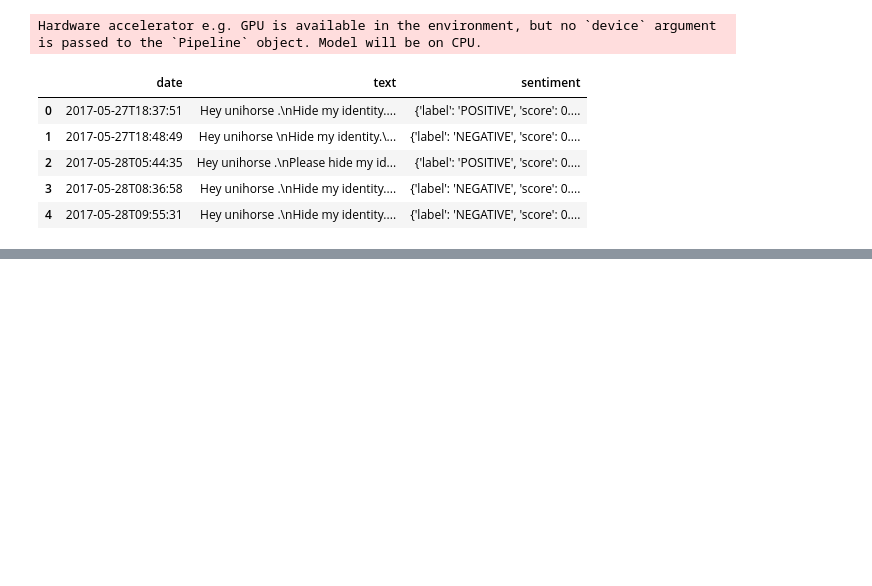
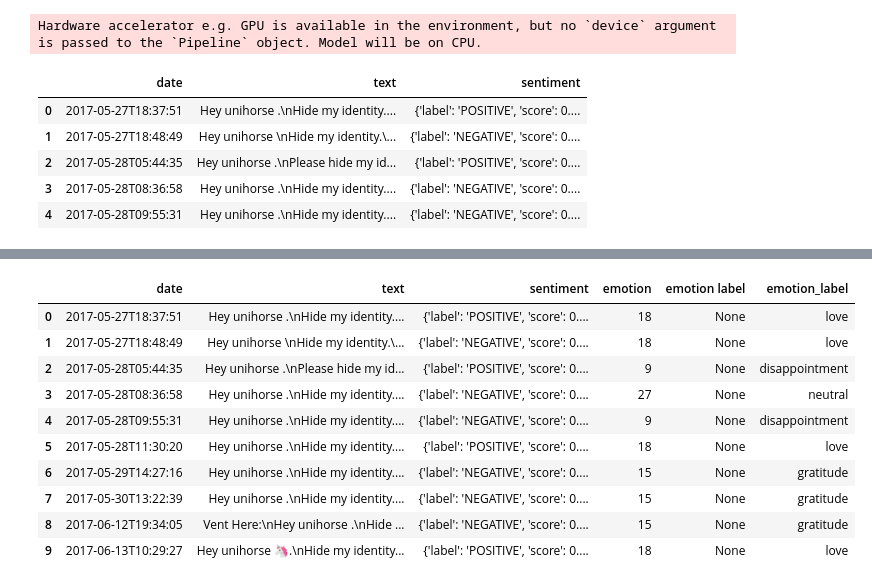
Before and after one commit to Alpha-Mintamir/vent, a Jupyter notebook: notebooks/emotion_analysis.ipynb, the cells around one changed output, grey strips where cells are left out. Drawn from its saved outputs; the diff is of its cells as text; code cells hidden in the pictures; blank space fills up the shorter version.

```diff
--- a/notebooks/emotion_analysis.ipynb
+++ b/notebooks/emotion_analysis.ipynb
@@ -51,0 +70,24 @@ df.head()
+# %%
+index_to_label = {
+    0: "admiration", 1: "amusement", 2: "anger", 3: "annoyance", 4: "approval",
+    5: "caring", 6: "confusion", 7: "curiosity", 8: "desire", 9: "disappointment",
+    10: "disapproval", 11: "disgust", 12: "embarrassment", 13: "excitement", 14: "fear",
+    15: "gratitude", 16: "grief", 17: "joy", 18: "love", 19: "nervousness", 20: "optimism",
+    21: "pride", 22: "realization", 23: "relief", 24: "remorse", 25: "sadness",
+    26: "surprise", 27: "neutral"
+}
+df['emotion_label'] = df['emotion'].map(index_to_label)
+# %%
+df.head(10)
+# %% [output]
+|  | date | text | sentiment | emotion | emotion label | emotion_label |
+| 0 | 2017-05-27T18:37:51 | Hey unihorse .\nHide my identity.... | {'label': 'POSITIVE', 'score': 0.... | 18 | None | love |
+| 1 | 2017-05-27T18:48:49 | Hey unihorse \nHide my identity.\... | {'label': 'NEGATIVE', 'score': 0.... | 18 | None | love |
+| 2 | 2017-05-28T05:44:35 | Hey unihorse .\nPlease hide my id... | {'label': 'POSITIVE', 'score': 0.... | 9 | None | disappointment |
+| 3 | 2017-05-28T08:36:58 | Hey unihorse .\nHide my identity.... | {'label': 'NEGATIVE', 'score': 0.... | 27 | None | neutral |
+| 4 | 2017-05-28T09:55:31 | Hey unihorse .\nHide my identity.... | {'label': 'NEGATIVE', 'score': 0.... | 9 | None | disappointment |
+| 5 | 2017-05-28T11:30:20 | Hey unihorse .\nHide my identity.... | {'label': 'POSITIVE', 'score': 0.... | 18 | None | love |
+| 6 | 2017-05-29T14:27:16 | Hey unihorse .\nHide my identity.... | {'label': 'NEGATIVE', 'score': 0.... | 15 | None | gratitude |
+| 7 | 2017-05-30T13:22:39 | Hey unihorse .\nHide my identity.... | {'label': 'NEGATIVE', 'score': 0.... | 15 | None | gratitude |
+| 8 | 2017-06-12T19:34:05 | Vent Here:\nHey unihorse .\nHide ... | {'label': 'NEGATIVE', 'score': 0.... | 15 | None | gratitude |
+| 9 | 2017-06-13T10:29:27 | Hey unihorse 🦄.\nHide my identity... | {'label': 'POSITIVE', 'score': 0.... | 18 | None | love |
```
Also changed, not shown: parts of 6 cells of this notebook.
